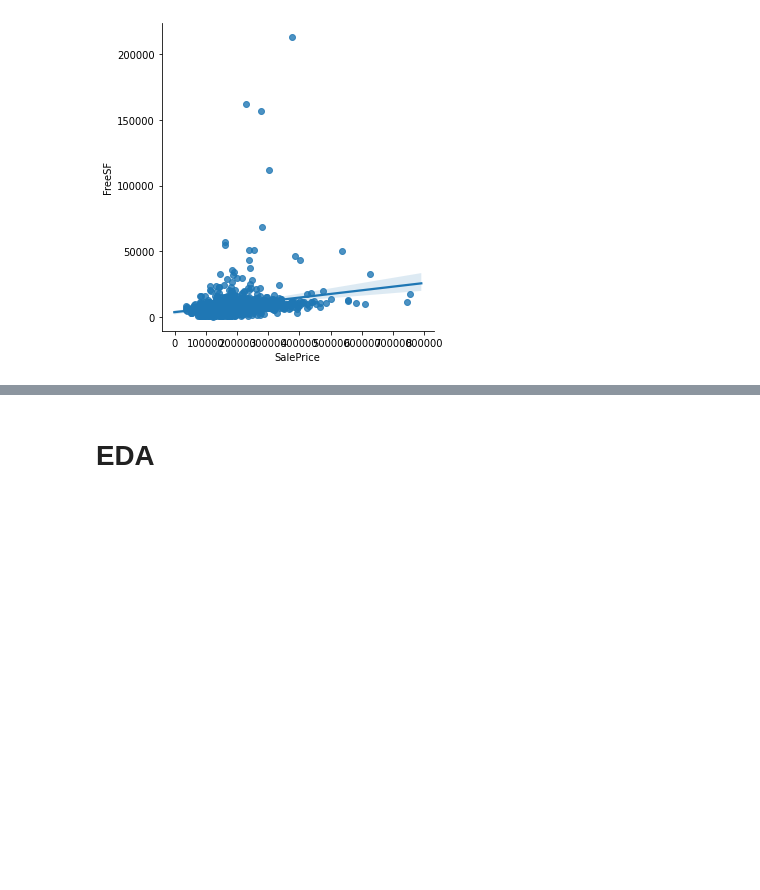
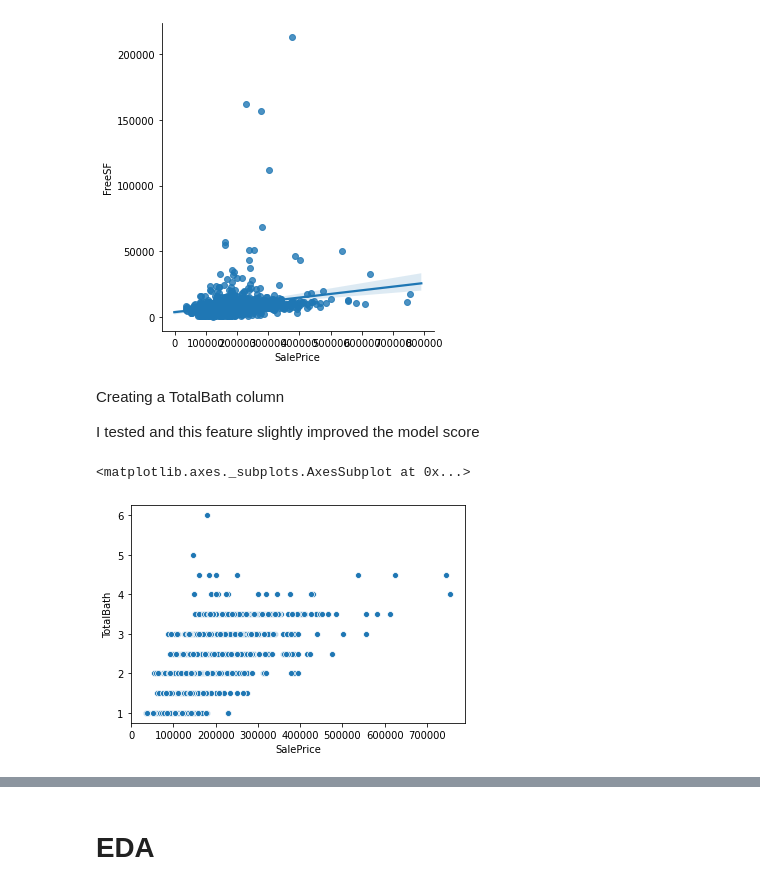
Before and after one commit to RaphaelRoriz/Machine-learning, a Jupyter notebook: housesPricesDataset/House Prices regressions.ipynb, the cells around one changed output, grey strips where cells are left out. Cells and saved outputs as stored; diff of their text form; code cells hidden in the pictures; blank space fills up the shorter version.

```diff
--- a/housesPricesDataset/House Prices regressions.ipynb
+++ b/housesPricesDataset/House Prices regressions.ipynb
@@ -847,3 +849,7 @@ sns.lmplot(x ='SalePrice',y = 'FreeSF',data=houses_train)
 # %% [output]
 <seaborn.axisgrid.FacetGrid at 0x...>
 [figure]
+# %% [markdown]
+Creating a TotalBath column
+
+I tested and this feature slightly improved the model score
@@ -849,0 +866,5 @@ sns.lmplot(x ='SalePrice',y = 'FreeSF',data=houses_train)
+# %%
+sns.scatterplot(houses_train['SalePrice'],houses_train['TotalBath'])
+# %% [output]
+<matplotlib.axes._subplots.AxesSubplot at 0x...>
+[figure, added]
```
Also changed, not shown: parts of 37 cells of this notebook.
